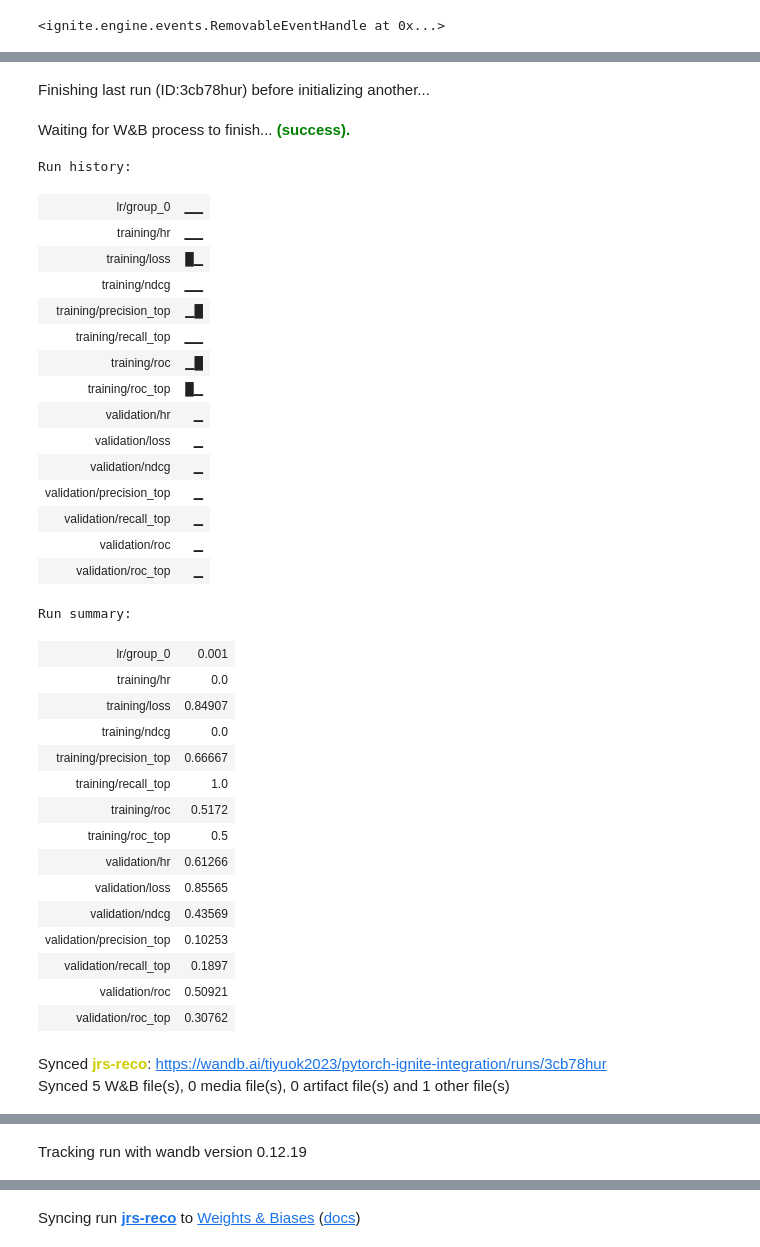
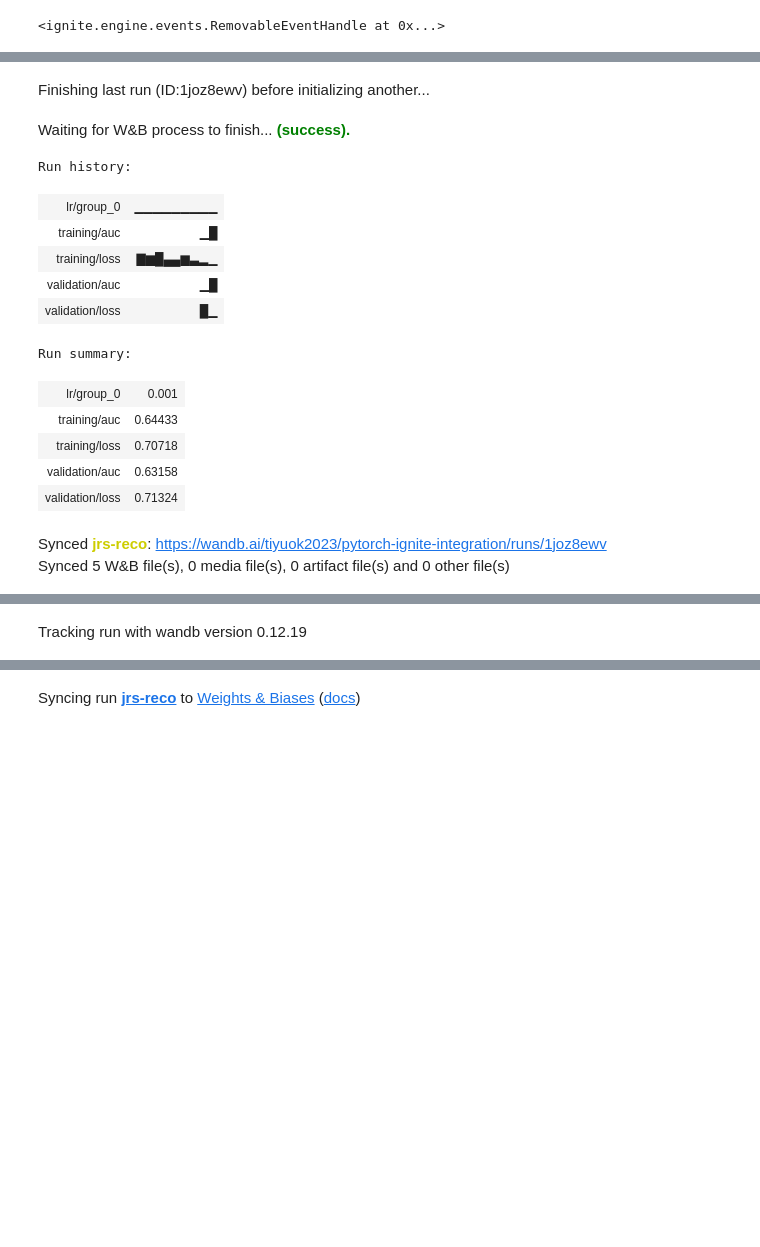
Before and after one commit to halqin/ncf-torch2, a Jupyter notebook: src/jupyter/train_pipe.ipynb, the cells around one changed output, grey strips where cells are left out. Cells and saved outputs as stored; diff of their text form; code cells hidden in the pictures; blank space fills up the shorter version.

```diff
--- a/src/jupyter/train_pipe.ipynb
+++ b/src/jupyter/train_pipe.ipynb
@@ -52,5 +52,6 @@ device(type='cuda', index=0)
 # %%
 if device == 'cpu':
+    use_amp=False
     df_train1  = ng_sample.read_feather("../../data/jobs/leave_one_train.csv")
     df_train2 = pd.read_feather("../../data/jobs/leave_one_train_neg")
     df_test_ori = pd.read_feather("../../data/jobs/test_pos_neg").iloc[:202,]
@@ -58,6 +59,7 @@ if device == 'cpu':
     df_train1 = df_train1.sort_values(by=[DEFAULT_USER_COL]).iloc[:100,].reset_index(drop=True)
     df_train2 = df_train2.sort_values(by=[DEFAULT_USER_COL]).iloc[:100*NEG_TRAIN,].reset_index(drop=True)
 else:
+    use_amp=True
     df_train1  = ng_sample.read_feather("../../data/jobs/leave_one_train.csv")
     df_train2 = pd.read_feather("../../data/jobs/leave_one_train_neg")
     df_test_ori = pd.read_feather("../../data/jobs/test_pos_neg")
@@ -68,8 +70,8 @@ else:
 if device =='cpu':
     BATCH_SIZE = 20
 else:
-    BATCH_SIZE = 2**17
-EPOCHS  = 200
+    BATCH_SIZE = 2**20
+EPOCHS  = 20
 TOP_K = 10
 NEG_TEST = 100
 NEG_TRAIN = 4
@@ -162,6 +164,6 @@ features_to_train = [DEFAULT_USER_COL, DEFAULT_ITEM_COL]+ user_features + item_f
 df_train = df_train[features_to_train]
 df_test = df_test[features_to_train]
 # %%
-tb_cf = "-".join(user_features)+'-'.join(item_features)
-tb_cf
+log_name = "-".join(user_features)+'-'+'-'.join(item_features)
+log_name
 # %% [output]
@@ -366,5 +365,5 @@ pbar.attach(val_evaluator)
 #              pause=Events.EPOCH_COMPLETED,
 #              step=Events.EPOCH_COMPLETED)
 # %%
-trainer.run(train_loader, max_epochs=6)
+trainer.run(train_loader, max_epochs=EPOCHS)
 # %% [output]
@@ -379,29 +395,20 @@ len(val_dataset)
 # %%
 wandb_logger = WandBLogger(
-    project="pytorch-ignite-integration",
-    name="jrs-reco",
+    project="pytorch-jrs",
+    name=log_name,
     config={"max_epochs": EPOCHS,"batch_size":BATCH_SIZE},
-    tags=["pytorch-ignite", "jrs"]
+    tags=["entity", "jrs"]
 )
 
 to_save = {'model': model}
 checkpoint_handler = ModelCheckpoint(
     wandb_logger.run.dir,
     n_saved=2, filename_prefix='best',
-    score_name="roc",
+    score_name="auc",
     global_step_transform=global_step_from_engine(trainer)
 )
 
 val_evaluator.add_event_handler(Events.COMPLETED, checkpoint_handler, to_save)
-
-
-'''
-Attach the Object to the output handlers:
-1) Log training loss - attach to trainer
-2) Log validation loss - attach to evaluator
-3) Log optional Parameters
-4) Watch the model
-'''
 
 
 wandb_logger.attach_output_handler(
@@ -411,67 +418,48 @@ wandb_logger.attach_output_handler(
     output_transform=lambda loss: {"loss": loss}
 )
 
 wandb_logger.attach_output_handler(
     train_evaluator,
     event_name=Events.EPOCH_COMPLETED,
     tag="training",
-    metric_names=['loss',"roc", 'hr', 'ndcg','roc_top', 'precision_top','recall_top'],
-#     hr, ndcg, roc, roc_top, recall, precision = metrics['customEva']
+    metric_names=['loss','auc'],
     global_step_transform=lambda *_: trainer.state.iteration,
 )
 
 wandb_logger.attach_output_handler(
     val_evaluator,
     event_name=Events.EPOCH_COMPLETED,
     tag="validation",
-    metric_names=['loss',"roc", 'hr', 'ndcg','roc_top', 'precision_top','recall_top'],
+    metric_names=['loss',"auc"],
     global_step_transform=lambda *_: trainer.state.iteration,
 )
+
 
 wandb_logger.attach_opt_params_handler(
     trainer,
     event_name=Events.ITERATION_STARTED,
     optimizer=optimizer,
     param_name='lr'  # optional
 )
 
 wandb_logger.watch(model)
 
 trainer.run(train_loader, max_epochs=EPOCHS)
+wandb_logger.close()
 # %% [output]
-Finishing last run (ID:3cb78hur) before initializing another...
+Finishing last run (ID:1joz8ewv) before initializing another...
 Waiting for W&B process to finish... (success).
 Run history:
-| lr/group_0 | ▁▁ |
-| training/hr | ▁▁ |
-| training/loss | █▁ |
-| training/ndcg | ▁▁ |
-| training/precision_top | ▁█ |
-| training/recall_top | ▁▁ |
-| training/roc | ▁█ |
-| training/roc_top | █▁ |
-| validation/hr | ▁ |
-| validation/loss | ▁ |
-| validation/ndcg | ▁ |
-| validation/precision_top | ▁ |
-| validation/recall_top | ▁ |
-| validation/roc | ▁ |
-| validation/roc_top | ▁ |
+| lr/group_0 | ▁▁▁▁▁▁▁▁▁ |
+| training/auc | ▁█ |
+| training/loss | ▇▆█▄▄▆▃▂▁ |
+| validation/auc | ▁█ |
+| validation/loss | █▁ |
 Run summary:
 | lr/group_0 | 0.001 |
-| training/hr | 0.0 |
-| training/loss | 0.84907 |
-| training/ndcg | 0.0 |
-| training/precision_top | 0.66667 |
-| training/recall_top | 1.0 |
-| training/roc | 0.5172 |
-| training/roc_top | 0.5 |
-| validation/hr | 0.61266 |
-| validation/loss | 0.85565 |
-| validation/ndcg | 0.43569 |
-| validation/precision_top | 0.10253 |
-| validation/recall_top | 0.1897 |
-| validation/roc | 0.50921 |
-| validation/roc_top | 0.30762 |
+| training/auc | 0.64433 |
+| training/loss | 0.70718 |
+| validation/auc | 0.63158 |
+| validation/loss | 0.71324 |
-Synced jrs-reco: https://wandb.ai/tiyuok2023/pytorch-ignite-integration/runs/3cb78hur
-Synced 5 W&B file(s), 0 media file(s), 0 artifact file(s) and 1 other file(s)
+Synced jrs-reco: https://wandb.ai/tiyuok2023/pytorch-ignite-integration/runs/1joz8ewv
+Synced 5 W&B file(s), 0 media file(s), 0 artifact file(s) and 0 other file(s)
```
Also changed, not shown: parts of 11 cells of this notebook.
